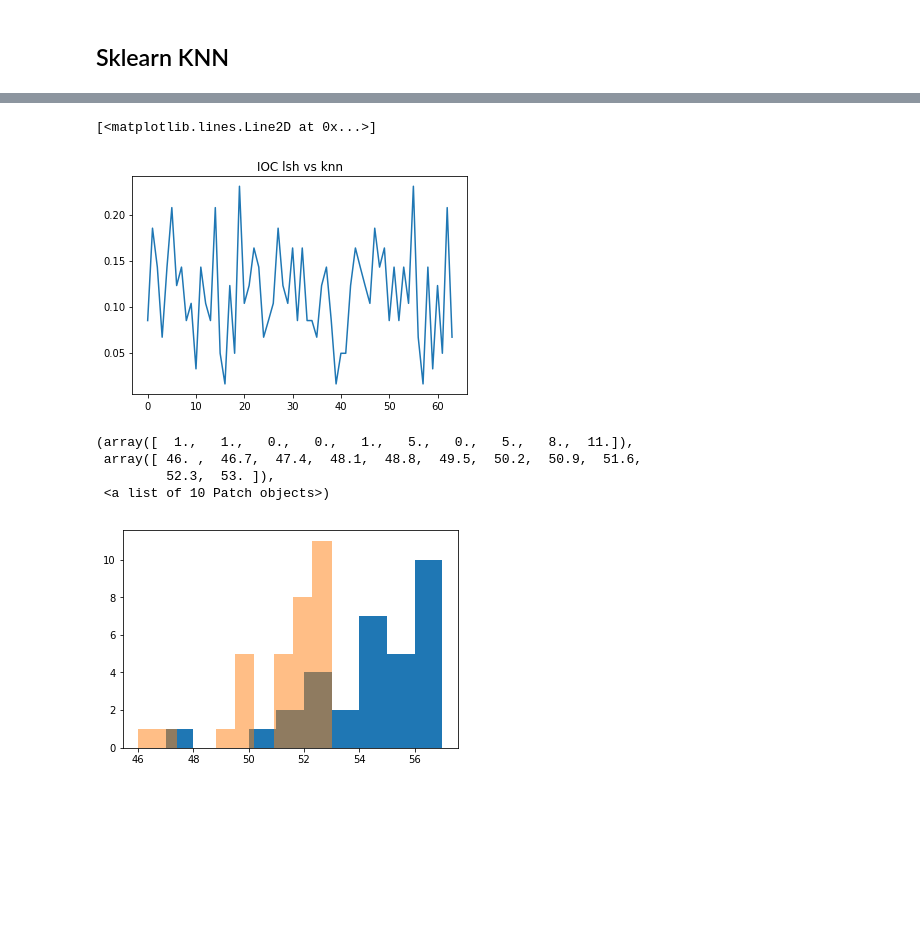
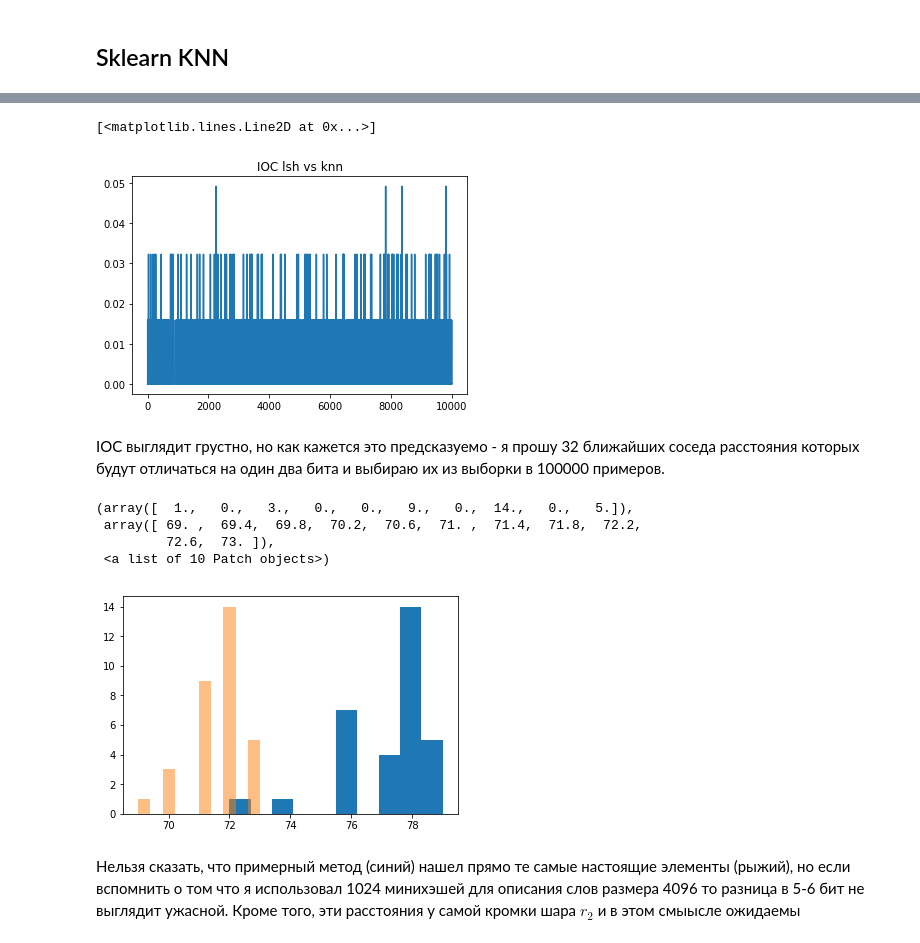
Before and after one commit to Gezort/lsh, a Jupyter notebook: etc/ls-sample.ipynb, the cells around one changed output, grey strips where cells are left out. Cells and saved outputs as stored; diff of their text form; code cells hidden in the pictures; blank space fills up the shorter version.

```diff
--- a/etc/ls-sample.ipynb
+++ b/etc/ls-sample.ipynb
@@ -50,7 +56,7 @@ def parse_result(fname):
         neighbours.append([int(x) for x in row.split()[1:]])
     return neighbours
 # %%
-lsh_result = parse_result('../etc/stub_result')
+lsh_result = parse_result('../etc/ls_stub_result')
 
 lsh_distances = []
 for test_id, neighbours in enumerate(lsh_result):
@@ -71,7 +87,5 @@ True
 # %%
-gt_knn.fit(X_train, np.ones(len(X_train)))
-gt_d, gt_neighbours = gt_knn.kneighbors(X_test, 32)
 _ = plt.hist(gt_d.ravel()* bits)
-plt.title("Pairwise distance from test to LSH answers")
+plt.title("Pairwise distance from test to GT answers")
 # %% [output]
 <matplotlib.text.Text at 0x...>
@@ -93,15 +109,19 @@ plt.title('IOC lsh vs knn')
 plt.plot(ioc_values)
 # %% [output]
 [<matplotlib.lines.Line2D at 0x...>]
-[figure, old version]
+[figure, new version]
+# %% [markdown]
+IOC выглядит грустно, но как кажется это предсказуемо - я прошу 32 ближайших соседа расстояния которых будут отличаться на один два бита и выбираю их из выборки в 100000 примеров.
 # %%
-lsh_distances = np.array(lsh_distances).reshape(64, -1)
+lsh_distances = np.array(lsh_distances).reshape(10000, -1)
 
-plt.hist(lsh_distances[1])
-plt.hist(gt_d[1]*128, alpha=0.5)
+plt.hist(lsh_distances[5])
+plt.hist(gt_d[5]*bits, alpha=0.5)
 # %% [output]
-(array([  1.,   1.,   0.,   0.,   1.,   5.,   0.,   5.,   8.,  11.]),
- array([ 46. ,  46.7,  47.4,  48.1,  48.8,  49.5,  50.2,  50.9,  51.6,
-         52.3,  53. ]),
+(array([  1.,   0.,   3.,   0.,   0.,   9.,   0.,  14.,   0.,   5.]),
+ array([ 69. ,  69.4,  69.8,  70.2,  70.6,  71. ,  71.4,  71.8,  72.2,
+         72.6,  73. ]),
  <a list of 10 Patch objects>)
-[figure, old version]
+[figure, new version]
+# %% [markdown]
+Нельзя сказать, что примерный метод (синий) нашел прямо те самые настоящие элементы (рыжий), но если вспомнить о том что я использовал 1024 минихэшей для описания слов размера 4096 то разница в 5-6 бит не выглядит ужасной. Кроме того, эти расстояния у самой кромки шара $r_2$ и в этом смыысле ожидаемы
```
Also changed, not shown: parts of 12 cells of this notebook, 1 other file.
